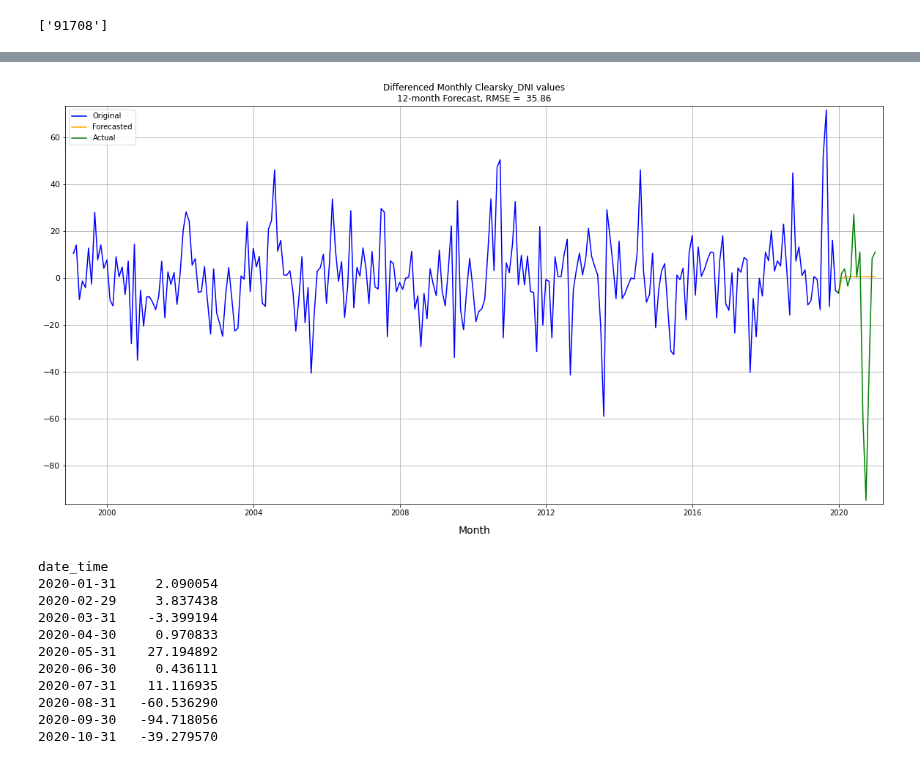
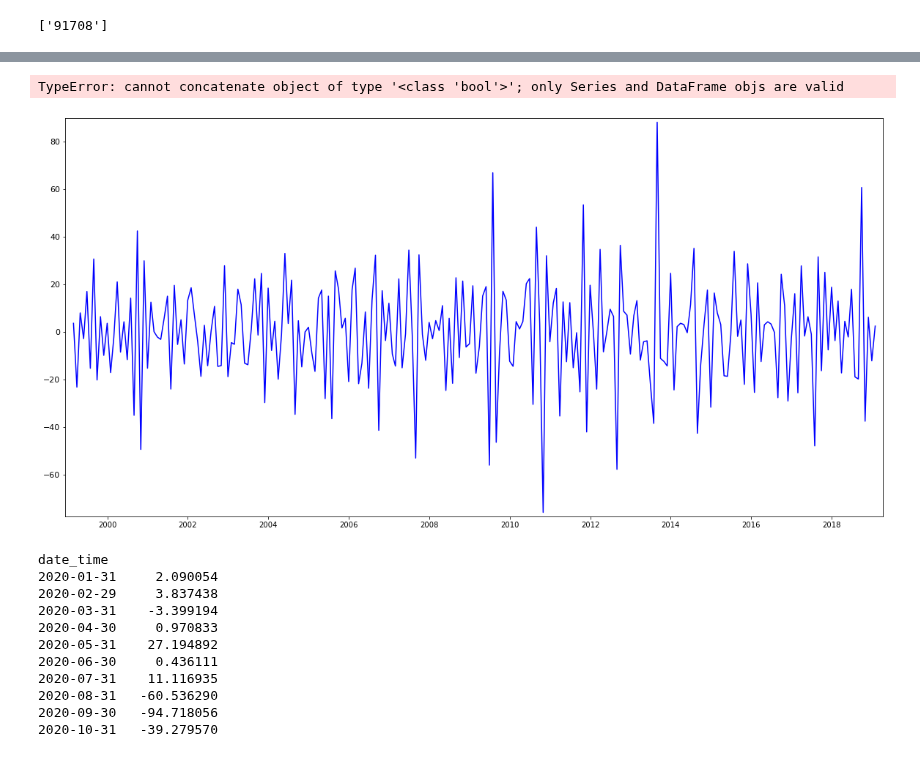
Before and after one commit to gamyers/solar-697, a Jupyter notebook: gm/notebooks/ts_arima.ipynb, the cells around one changed output, grey strips where cells are left out. Cells and saved outputs as stored; diff of their text form; code cells hidden in the pictures.

Commit message:
continue work on data prep and ARIMA model

```diff
--- a/gm/notebooks/ts_arima.ipynb
+++ b/gm/notebooks/ts_arima.ipynb
@@ -182,4 +191,0 @@ plt.grid()
-# %%
-columns = df_diff.columns.tolist()
-# columns = columns[2:]
-print(columns)
@@ -269,2 +228,3 @@ memory usage: 20.6 KB
 # %%
-df_diff_r = df_diff[:252]
+df_diff_r = df_diff[:240]
+# df_diff_r
@@ -305,0 +231,27 @@ def arima_forecast(series, num_forecasts, p=0, d=0, q=0):
+# %%
+def arima_model(series, p=0, d=0, q=0, s=0, num_fc=1, summary=False, forecast=False):
+    """
+    Takes an irradiance related series and fits an ARMA(p, q) model.
+    Returns a number of forecasts as specified by num_forecasts.
+    """
+
+    start = len(series)
+    end = start + num_fc - 1
+
+    model = ARIMA(
+        series,
+        order=(p, d, p),
+        seasonal_order=(0, 0, 0, s),
+        enforce_stationarity=True,
+        trend="n",
+        # freq="M",
+    ).fit()
+
+    if summary:
+        print(model.summary())
+
+    if forecast:
+        forecasts = model.predict(start=start, end=end)
+        return forecast
+
+    return model
@@ -306,26 +314,27 @@ def arima_forecast(series, num_forecasts, p=0, d=0, q=0):
 # %%
-forecasts = arima_forecast(df_diff_r[columns[0]], 12, p=1, d=1, q=3)
+forecasts = arima_model(df_rsm.iloc[:240][columns[1]], p=1, d=1, q=1, num_fc=1, forecast=True)
 # forecasts
 # %%
-actual = df_diff[columns[0]][252:]
+actual = df_rsm.iloc[240:][columns[0]]
 
 rmse = np.sqrt(np.mean((actual - forecasts) ** 2))
 
 fig, ax = plt.subplots(figsize=(20, 10))
 ax.plot(df_diff_r[columns[0]], label="Original", color="blue")
 ax.plot(df_diff_r[columns[0]][-1:].append(forecasts), label="Forecasted", color="orange")
 ax.plot(df_diff_r[columns[0]][-1:].append(actual), label="Actual", color="green")
 
 ax.set_xlabel("Month")
 
 ax.set_title(
     f"Differenced Monthly {columns[0]} values\n" + f"{len(forecasts)}-month Forecast, RMSE = {rmse: .2f}"
 )
 
 ax.grid()
 ax.legend();
 # %% [output]
+TypeError: cannot concatenate object of type '<class 'bool'>'; only Series and DataFrame objs are valid
-[figure, old version]
+[figure, new version]
 # %%
 df_diff[columns[0]][252:]
 # %% [output]
```
Also changed, not shown: parts of 22 cells of this notebook, 2 other files.
